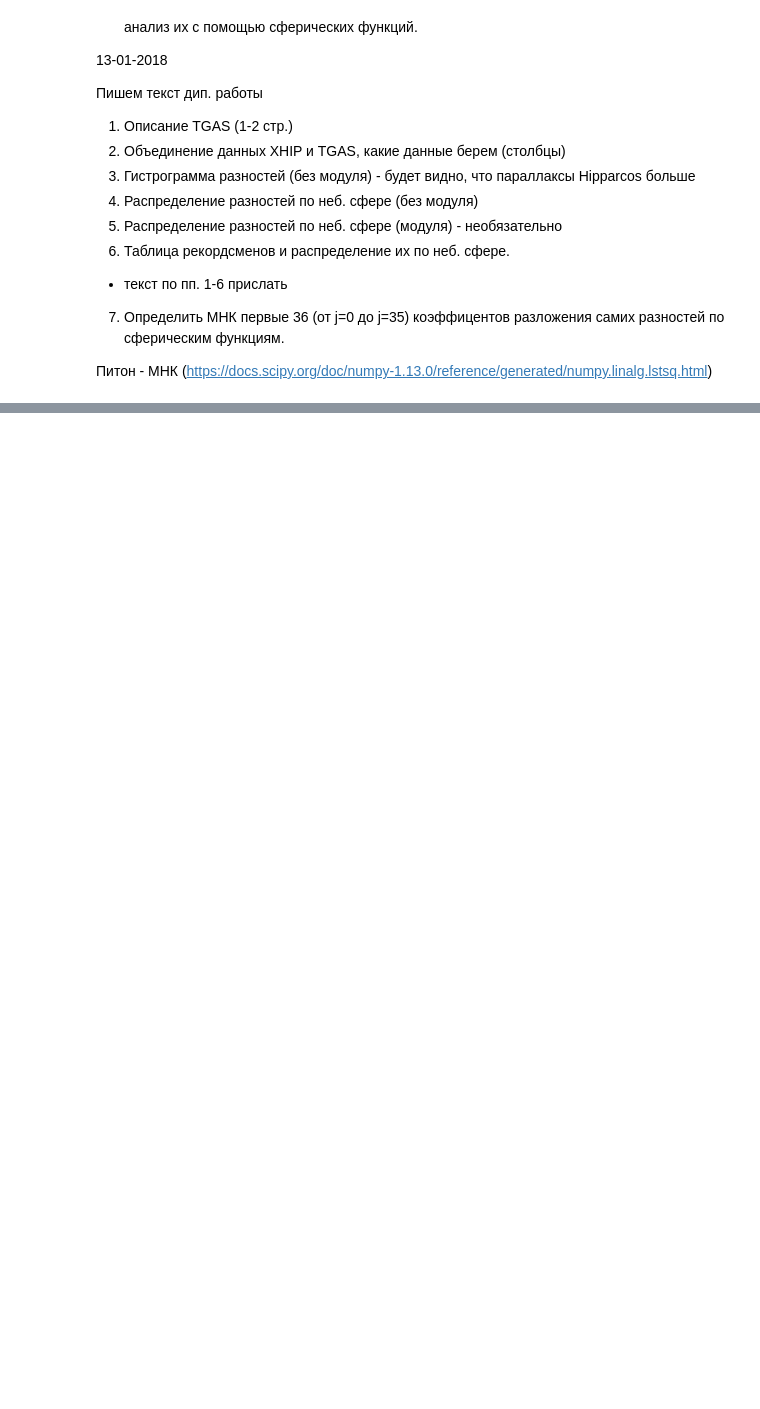
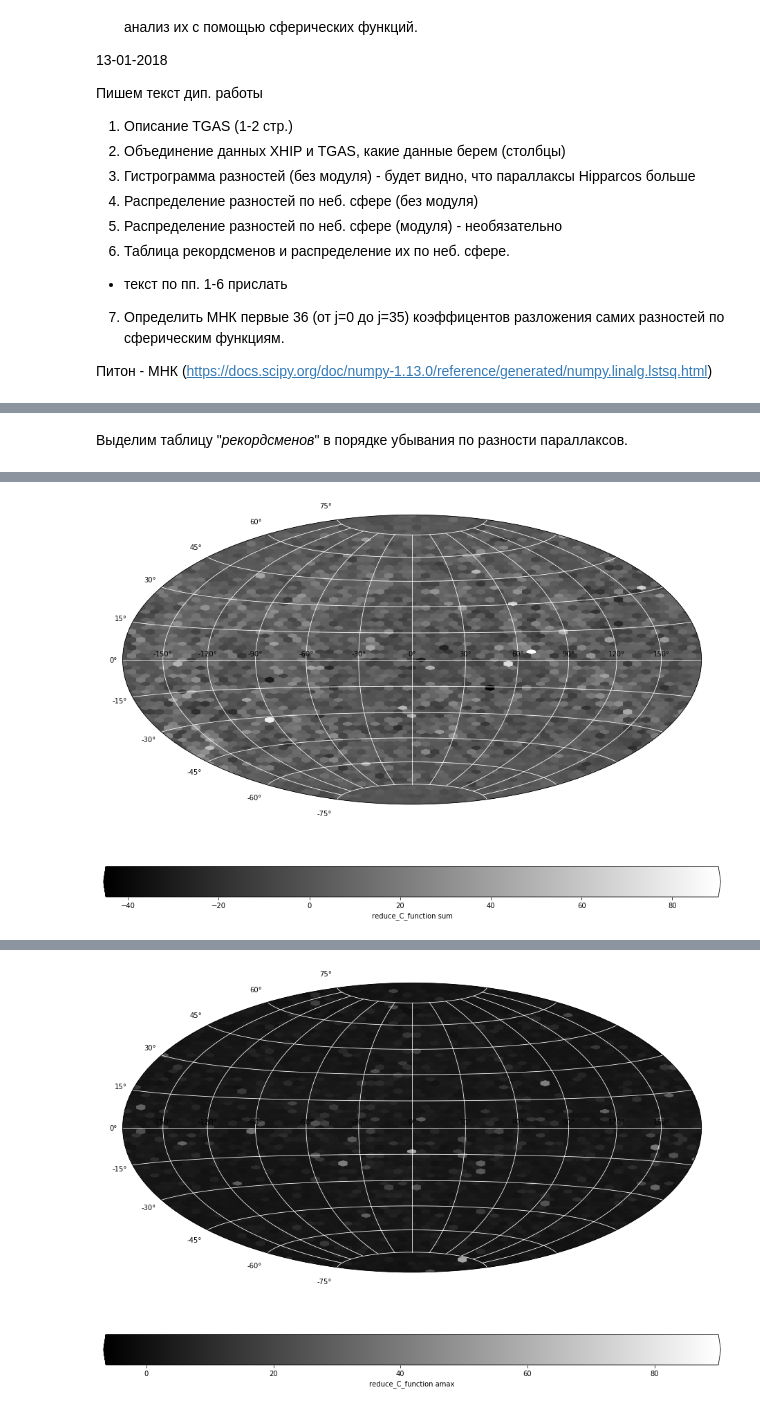
Before and after one commit to paantya/gaialib, a Jupyter notebook: d2018.ipynb, the cells around one changed output, grey strips where cells are left out. Drawn from its saved outputs; the diff is of its cells as text; code cells hidden in the pictures; blank space fills up the shorter version.

```diff
--- a/d2018.ipynb
+++ b/d2018.ipynb
@@ -346,0 +285,54 @@ hp.mollview(m, title="Mollview image RING")
+# %% [markdown]
+Выделим таблицу "*рекордсменов*" в порядке убывания по разности параллаксов.
+# %%
+%%time
+
+def hexbinmy(df0,x,y,c,gridsize=50,fun_red=np.average):
+    import matplotlib as mpl
+    plt.figure(figsize=(16,11))
+    ax = plt.subplot(111, projection = 'hammer')
+    ax.set_facecolor('k')
+    print('{}: Begin plot_hex_hammer paralax {}, {}, {}.'.format(times(),x,y,gridsize))
+    h = ax.hexbin(
+        df0[x]*np.pi/180,
+        df0[y]*np.pi/180,
+        C = df0[c],
+        gridsize=gridsize,
+        cmap='gray',#'bwr',#'seismic', #'inferno',
+        mincnt=0,
+        reduce_C_function=fun_red,
+
+        #bins='log',
+        #marginals = True,
+        #vmax=10,
+        #s = 1.05,
+        #marker='o',
+        #color = 'r',
+        #linewidths=0.01,
+        #label = '20-40 ra'
+    )
+
+
+    cmap = mpl.cm.cool
+    cb = plt.colorbar(h, ax=ax,cmap=cmap,
+                      #norm=norm,
+                      #boundaries=bounds,
+                      extend='both',
+                      extendfrac='auto',
+                      #ticks=bounds,
+                      spacing='uniform',
+                      orientation='horizontal',
+                     )
+    cb.set_label('reduce_C_function '+str(fun_red.__code__).split()[2])
+    params = matplotlib.figure.SubplotParams(left=.02, right=.98, top=.99, bottom=.01)
+
+    #plt.tight_layout()
+    #plt.savefig('hexbin_'+x+'-'+y+'_'+str(gridsize)+'.png',dpi=1000,format='png')
+    print('{}: End plot_hammer paralax.'.format(times()))
+    plt.grid(color='w')#, linestyle='--', linewidth=1.9)
+    plt.show()
+
+hexbinmy(df_tgas_hip,'ra','dec','parallax_difference',70,np.sum)
+hexbinmy(df_tgas_hip,'l','b','parallax_difference',70,np.max)
+hexbinmy(df_tgas_hip,'ecl_lon', 'ecl_lat','parallax_difference',70,np.mean)
+# %% [output]
@@ -346,0 +341 @@ hp.mollview(m, title="Mollview image RING")
+[figure, added]
@@ -346,0 +344 @@ hp.mollview(m, title="Mollview image RING")
+[figure, added]
```
Also changed, not shown: parts of 44 cells of this notebook.
